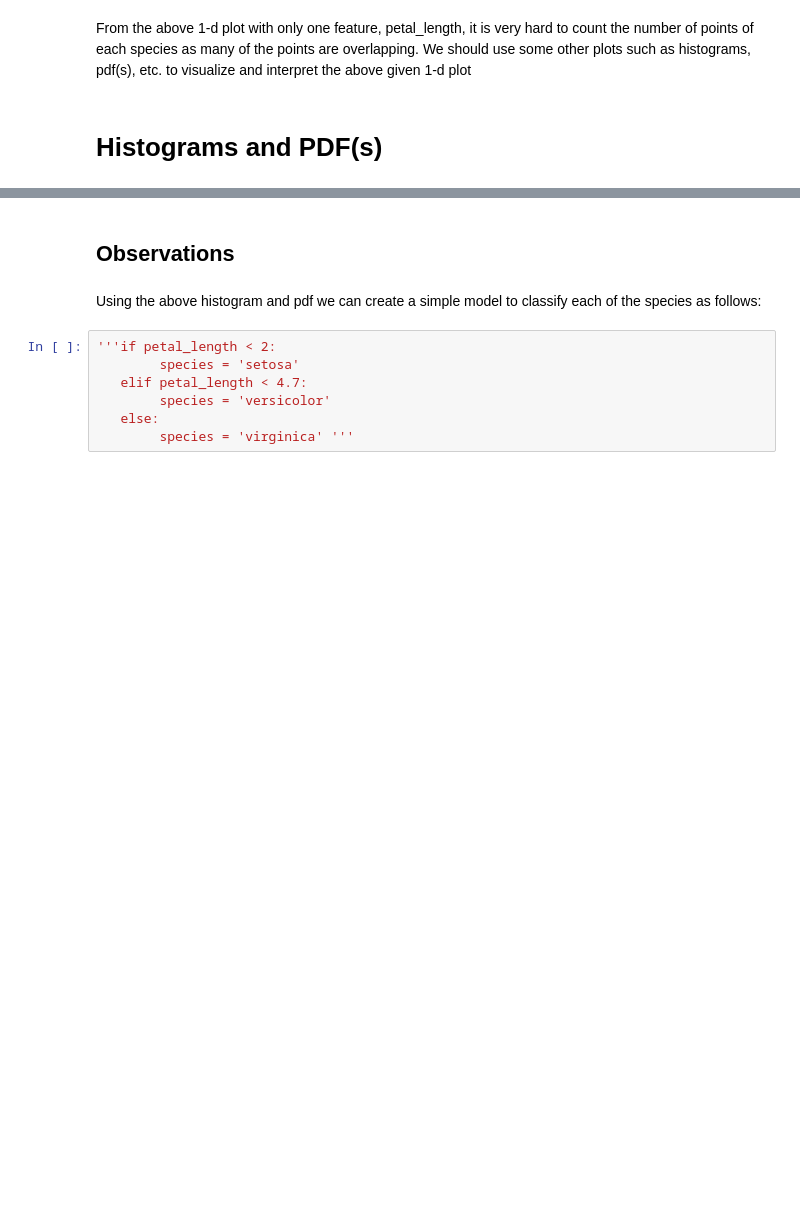
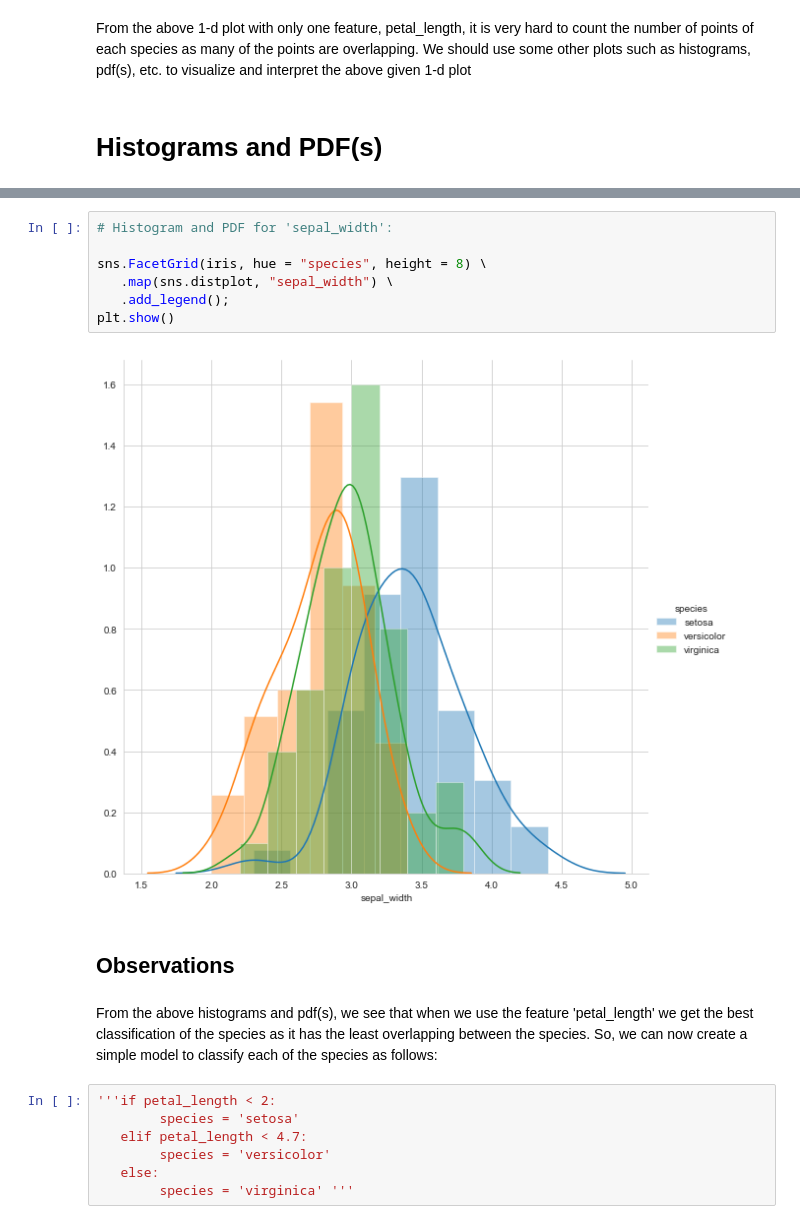
Before and after one commit to deveshSingh06/Exploratory_Data_Analysis_EDA_on_IRIS_Data_Set, a Jupyter notebook: EDA on IRIS Data Set.ipynb, the cells around one changed output, grey strips where cells are left out. Cells and saved outputs as stored; diff of their text form; blank space fills up the shorter version.

```diff
--- a/EDA on IRIS Data Set.ipynb
+++ b/EDA on IRIS Data Set.ipynb
@@ -125,7 +145,16 @@ plt.show()
+# %%
+# Histogram and PDF for 'sepal_width':
+
+sns.FacetGrid(iris, hue = "species", height = 8) \
+   .map(sns.distplot, "sepal_width") \
+   .add_legend();
+plt.show()
+# %% [output]
+[figure, added]
 # %% [markdown]
 ## Observations
 # %% [markdown]
-Using the above histogram and pdf we can create a simple model to classify each of the species as follows:
+From the above histograms and pdf(s), we see that when we use the feature 'petal_length' we get the best classification of the species as it has the least overlapping between the species. So, we can now create a simple model to classify each of the species as follows:
 # %%
 '''if petal_length < 2:
         species = 'setosa'
```
Also changed, not shown: parts of 19 cells of this notebook.
